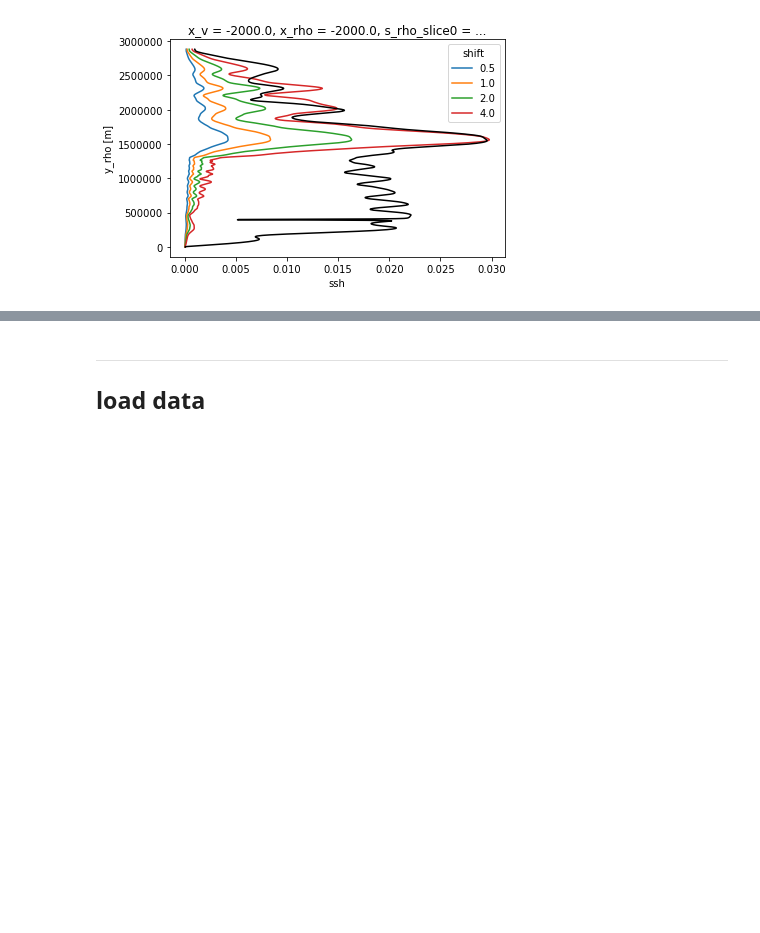
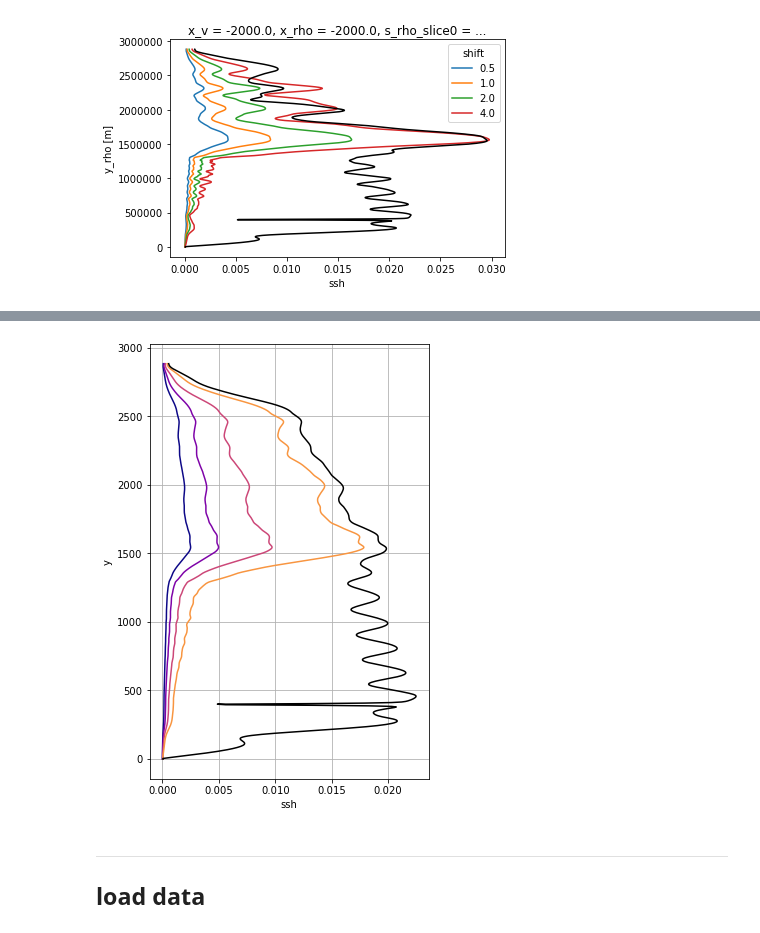
Before and after one commit to apatlpo/itide_ops, a Jupyter notebook: pertubations/slow_ptb_m1.ipynb, the cells around one changed output, grey strips where cells are left out. Saved outputs shown, nothing was run; the diff lists cells and outputs as text; code cells hidden in the pictures; blank space fills up the shorter version.

```diff
--- a/pertubations/slow_ptb_m1.ipynb
+++ b/pertubations/slow_ptb_m1.ipynb
@@ -321,3 +445,24 @@ dV_omega.std('time').plot.line(y='y_rho')
+# %%
+import matplotlib.colors as colors
+import matplotlib.cm as cmx
+
+Nc = len(V[1:])
+
+cmap = 'cividis'
+cmap = 'plasma'
+scalarMap = cmx.ScalarMappable(norm=colors.Normalize(vmin=0, vmax=Nc),
+                               cmap=cmap)
+colors = [scalarMap.to_rgba(i) for i in range(Nc)]
+# %%
+ax = plt.subplots(1, figsize=(5,8))
+for v, c in zip(V[1:],colors):
+    v.plot(y='y', color=c)
+# add internal tide amplitude
+V[0].plot(y='y', color='k')
+ax[1].set_title('')
+ax[1].grid()
+# %% [output]
+[figure, added]
 # %% [markdown]
 ---
 
```
Also changed, not shown: parts of 21 cells of this notebook, 2 other files.
